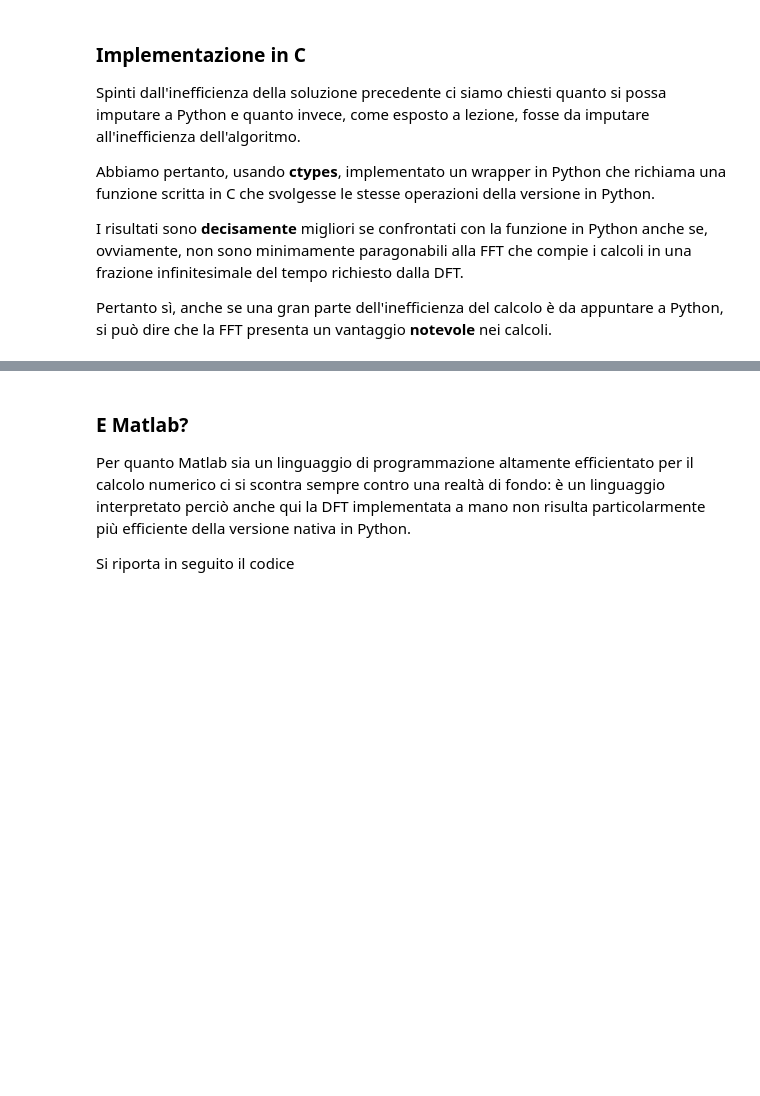
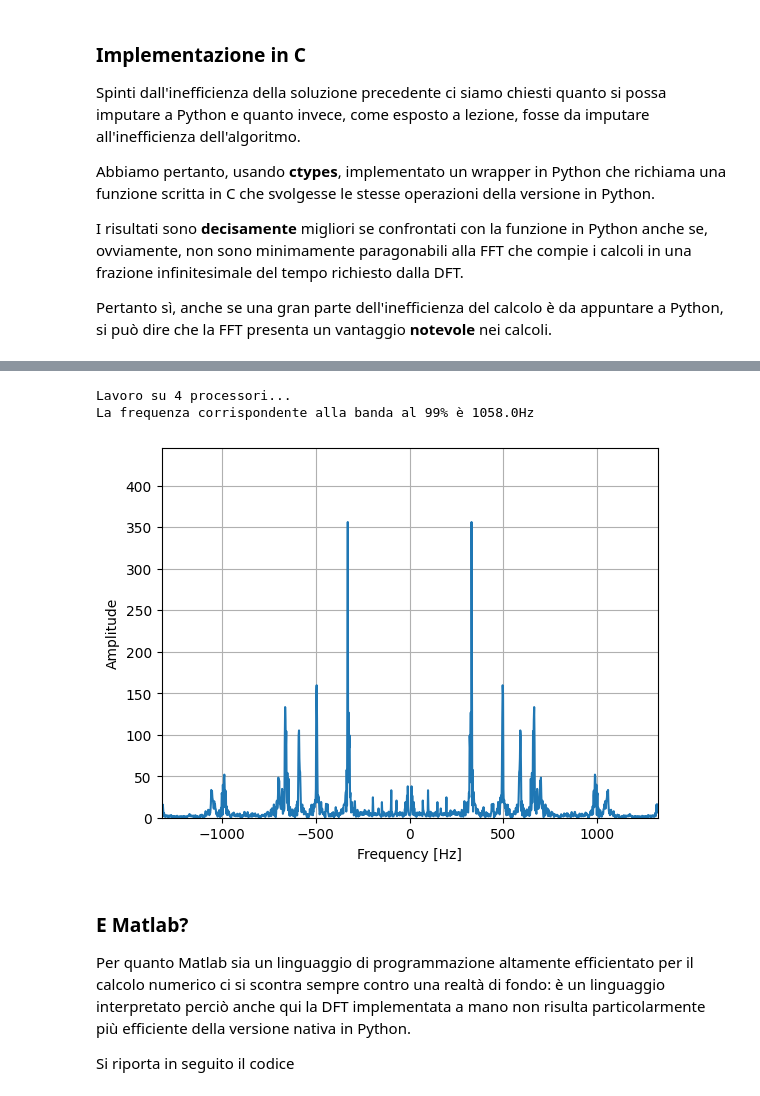
Before and after one commit to AlexF1789/homeworkTes, a Jupyter notebook: notebook/notebook.ipynb, the cells around one changed output, grey strips where cells are left out. Drawn from its saved outputs; the diff is of its cells as text; code cells hidden in the pictures; blank space fills up the shorter version.

```diff
--- a/notebook/notebook.ipynb
+++ b/notebook/notebook.ipynb
@@ -124,3 +136,25 @@ plt.show()
+# %%
+# calcoliamo la FFT sugli N campioni compresi tra 1 e 2 secondi (24000 campioni su 48000 campioni al secondo)
+dft_c = tes.dft_c_parallela(audio[N:2*N]) # qui non chiamiamo abs perché viene già calcolato da C
+
+# calcoliamo lo spettro
+spettro_dft_c = tes.get_spettro(dft_c)
+
+# calcoliamo il limite di frequenza per avere la banda al 99% del segnale
+max_freq_banda = tes.get_limite_banda(spettro_dft_c, Df, 99)
+print(f"La frequenza corrispondente alla banda al 99% è {max_freq_banda}Hz")
+
+# plottiamo lo spettro del segnale
+plt.plot(x_axis, tes.shift(dft_c))
+plt.grid(True)
+plt.axis([-max_freq_banda*1.25, max_freq_banda*1.25, 0, 1.25 * np.max(dft_c)])
+plt.xlabel("Frequency [Hz]")
+plt.ylabel("Amplitude")
+plt.show()
+# %% [output]
+Lavoro su 4 processori...
+La frequenza corrispondente alla banda al 99% è 1058.0Hz
+[figure, added]
 # %% [markdown]
 ### E Matlab?
 
```
Also changed, not shown: parts of 4 cells of this notebook, 4 other files.
